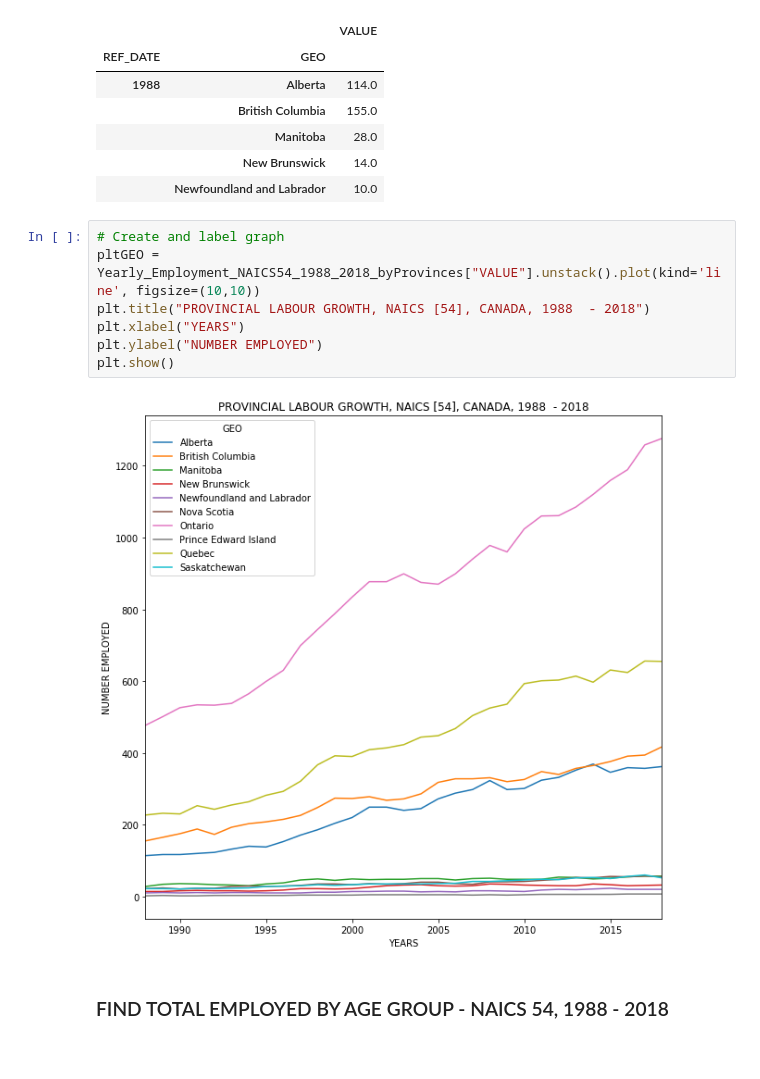
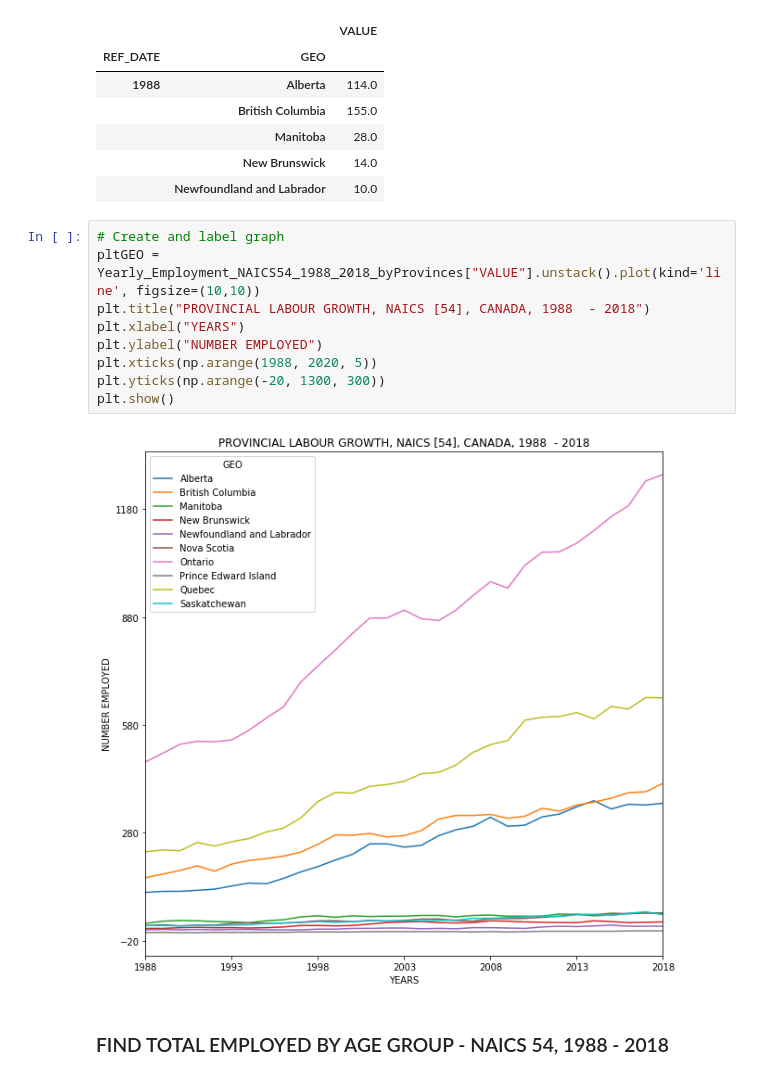
Before and after one commit to jhenvi/Project_1_Growth, a Jupyter notebook: main.ipynb, the cells around one changed output. Saved outputs shown, nothing was run; the diff lists cells and outputs as text.

```diff
--- a/main.ipynb
+++ b/main.ipynb
@@ -222,12 +230,14 @@ Yearly_Employment_NAICS54_1988_2018_byProvinces.head()
 # %%
 # Create and label graph
 pltGEO = Yearly_Employment_NAICS54_1988_2018_byProvinces["VALUE"].unstack().plot(kind='line', figsize=(10,10))
 plt.title("PROVINCIAL LABOUR GROWTH, NAICS [54], CANADA, 1988  - 2018")
 plt.xlabel("YEARS")
 plt.ylabel("NUMBER EMPLOYED")
+plt.xticks(np.arange(1988, 2020, 5))
+plt.yticks(np.arange(-20, 1300, 300))
 plt.show()
 # %% [output]
-[figure, old version]
+[figure, new version]
 # %% [markdown]
 ### FIND TOTAL EMPLOYED BY AGE GROUP - NAICS 54, 1988 - 2018
 # %%
```
Also changed, not shown: parts of 19 cells of this notebook.
